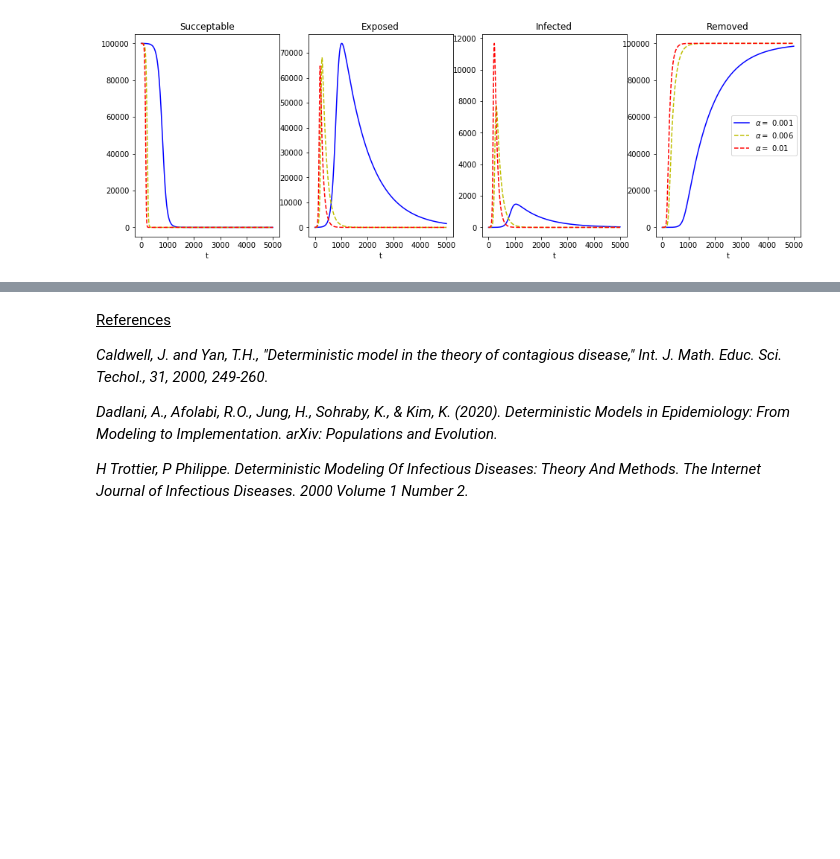
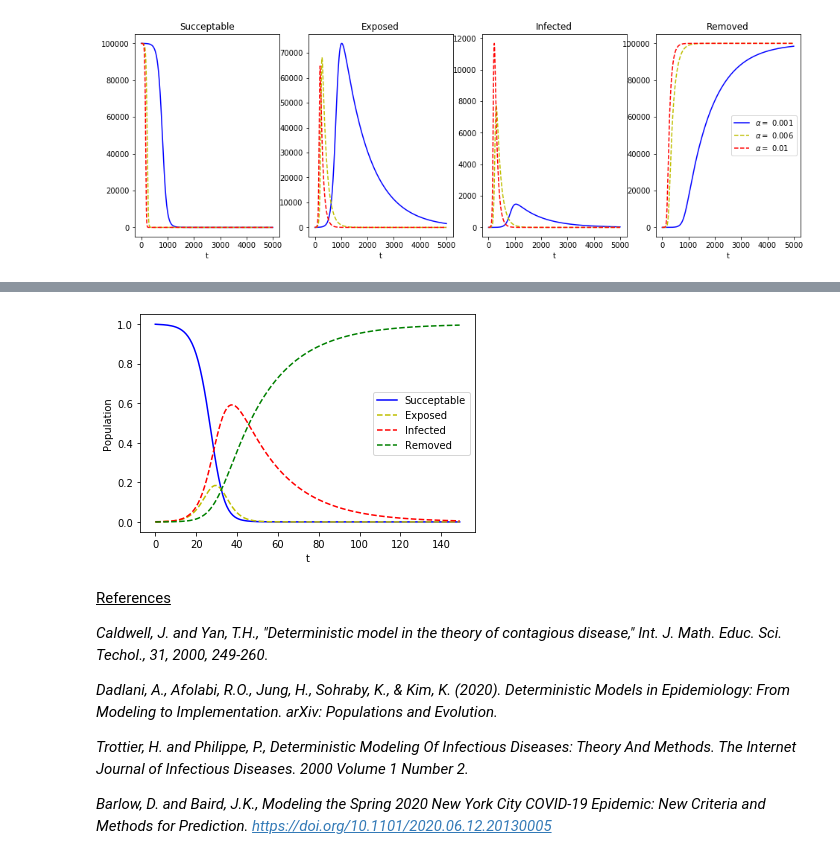
Before and after one commit to samroon2/math_models, a Jupyter notebook: deterministic_modelling_of_contagious_disease.ipynb, the cells around one changed output, grey strips where cells are left out. Drawn from its saved outputs; the diff is of its cells as text; code cells hidden in the pictures; blank space fills up the shorter version.

```diff
--- a/deterministic_modelling_of_contagious_disease.ipynb
+++ b/deterministic_modelling_of_contagious_disease.ipynb
@@ -463,3 +496,35 @@ Now let's take a look at running this model with some
+# %%
+beta = 4.95e-4 # Infection rate
+gamma = 0.04419 # Removal / recovery
+alpha = 1/3 # 1/(3 days) latent period
+
+def contagious_disease(x, t):
+    S = x[0] # Succeptable
+    E = x[1] # Exposed
+    I = x[2] # Infected
+    R = x[3] # Removed/Recovered
+    dSdt = -beta * S * I
+    dEdt = (beta * S * I) - (alpha * E)
+    dIdt = (alpha * E) - (gamma * I)
+    dRdt = gamma * I
+    return [dSdt, dEdt, dIdt, dRdt]
+
+# Our initial conditions: 99999 succeptable, 1 infected, 0 removed.
+x0 = [999, 0, 1, 0]
+
+t = range(150)
+res = odeint(contagious_disease, x0, t)
+
+plt.plot(t,res[:,0] * (1/1000),'b-', label='Succeptable')
+plt.plot(t,res[:,1] * (1/1000),'y--', label='Exposed')
+plt.plot(t,res[:,2] * (1/1000),'r--', label='Infected')
+plt.plot(t,res[:,3] * (1/1000),'g--', label='Removed')
+plt.ylabel('Population')
+plt.xlabel('t')
+plt.legend(loc='best')
+plt.show()
+# %% [output]
+[figure, added]
 # %% [markdown]
 <u>References</u>
 
@@ -467,4 +532,6 @@ _Caldwell, J. and Yan, T.H., "Deterministic model in the theory of contagious di
 
 _Dadlani, A., Afolabi, R.O., Jung, H., Sohraby, K., & Kim, K. (2020). Deterministic Models in Epidemiology: From Modeling to Implementation. arXiv: Populations and Evolution._
 
-_H Trottier, P Philippe. Deterministic Modeling Of Infectious Diseases: Theory And Methods. The Internet Journal of Infectious Diseases. 2000 Volume 1 Number 2._
+_Trottier, H. and Philippe, P., Deterministic Modeling Of Infectious Diseases: Theory And Methods. The Internet Journal of Infectious Diseases. 2000 Volume 1 Number 2._
+
+_Barlow, D. and Baird, J.K., Modeling the Spring 2020 New York City COVID-19 Epidemic: New Criteria and Methods for Prediction. https://doi.org/10.1101/2020.06.12.20130005_
```
Also changed, not shown: parts of 6 cells of this notebook.
